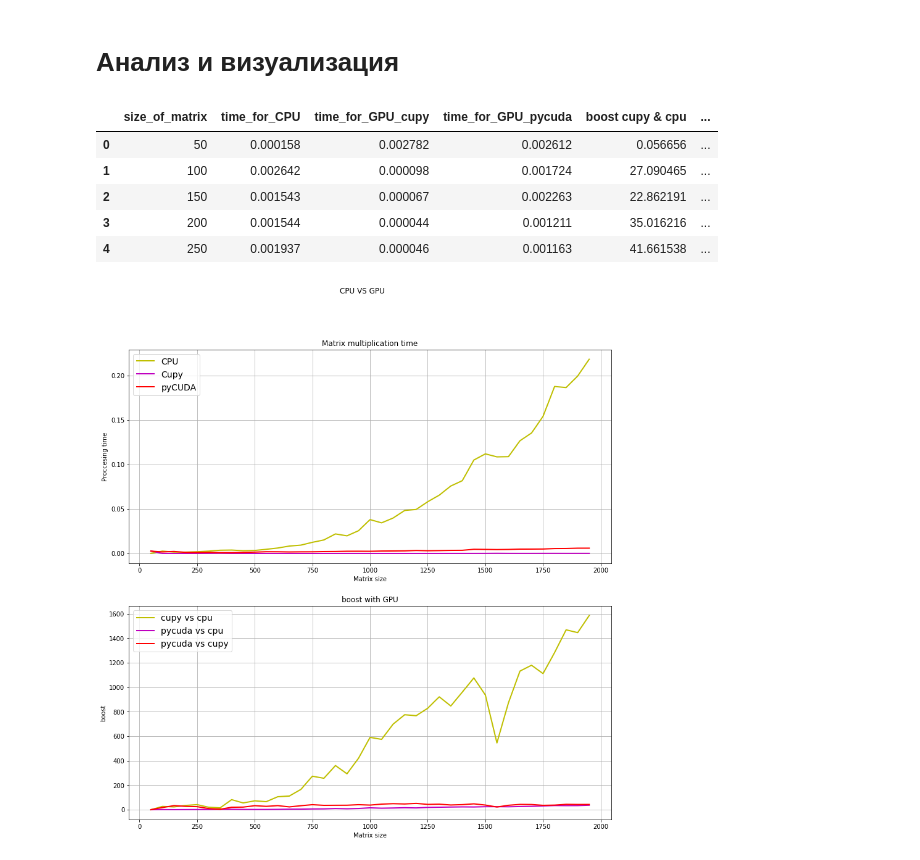
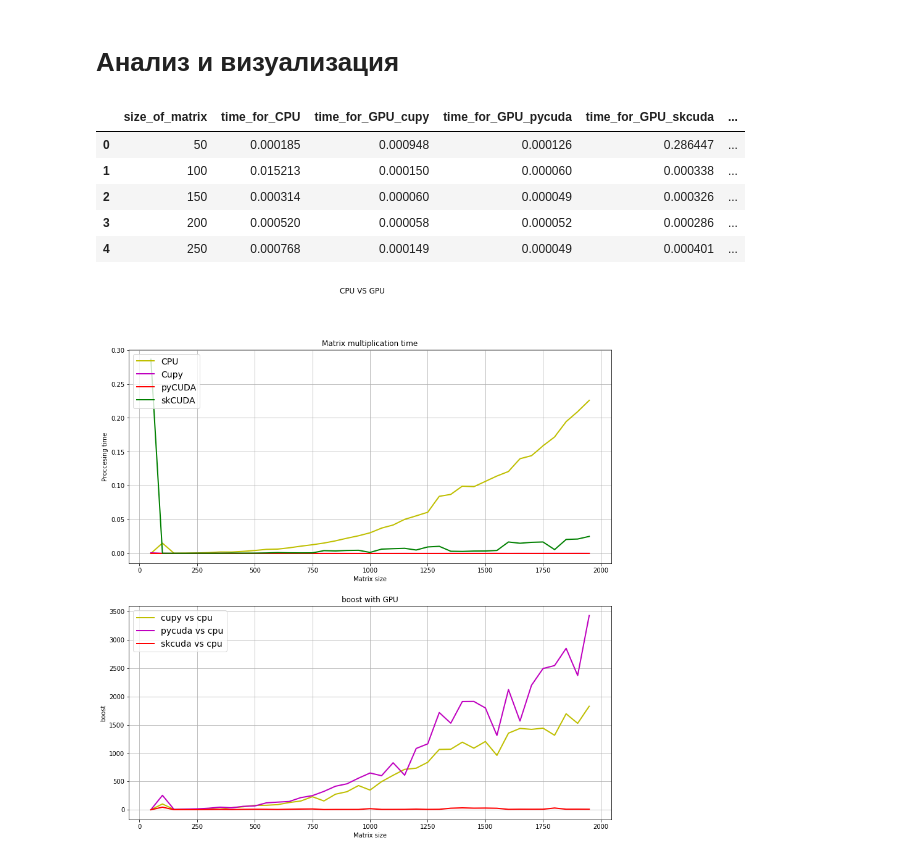
Before and after one commit to yaroslavtsepkov/colab, a Jupyter notebook: Lab_0_gpu_cpu.ipynb, the cells around one changed output. Drawn from its saved outputs; the diff is of its cells as text; code cells hidden in the pictures.

```diff
--- a/Lab_0_gpu_cpu.ipynb
+++ b/Lab_0_gpu_cpu.ipynb
@@ -132,3 +145,17 @@ def gpuPyCuda(n):
+# %%
+def gpuSkCuda(n):
+    size = []
+    time_pycuda = []
+    while n < 2000:
+        size.append(n)
+        matrix = genMatrix(n)
+        matrix = gpuarray.to_gpu(matrix)
+        s = time.time()
+        linalg.mdot(matrix, matrix)
+        p = time.time()
+        n += 50
+        time_pycuda.append(p-s)
+    return size, time_pycuda
 # %% [markdown]
 # Вычисления
 # %%
@@ -140,11 +167,14 @@ cp.cuda.Device(0).use()
 size_list_gpu, time_list_gpu = gpuMult(startSizeMatrix)
 # %%
 size_list_gpu, time_pycuda = gpuPyCuda(startSizeMatrix)
+# %%
+linalg.init()
+size_list_gpu, time_skcuda = gpuSkCuda(startSizeMatrix)
 # %%
 time_cpu = np.array(time_list_cpu)
 time_gpu = np.array(time_list_gpu)
 time_pycuda = np.array(time_pycuda)
-time_pycuda = np.array(time_numba)
+time_skcuda = np.array(time_skcuda)
 # %% [markdown]
 # Анализ и визуализация
 # %%
@@ -153,44 +183,47 @@ df = pd.DataFrame({
     'time_for_CPU': time_cpu,
     'time_for_GPU_cupy': time_gpu,
     'time_for_GPU_pycuda': time_pycuda,
+    'time_for_GPU_skcuda': time_skcuda,
     'boost cupy & cpu': time_cpu / time_gpu,
-    'boost pycuda & cpu': time_cpu / time_pycuda,
-    'boost pycuda & cupy': time_pycuda / time_gpu
+    'boost pycuda & cpu': time_cpu/ time_pycuda,
+    'boost skcuda & cpu': time_cpu/ time_skcuda,
 })
 df.head(5)
 # %% [output]
-|  | size_of_matrix | time_for_CPU | time_for_GPU_cupy | time_for_GPU_pycuda | boost cupy & cpu | ... |
-| 0 | 50 | 0.000158 | 0.002782 | 0.002612 | 0.056656 | ... |
-| 1 | 100 | 0.002642 | 0.000098 | 0.001724 | 27.090465 | ... |
-| 2 | 150 | 0.001543 | 0.000067 | 0.002263 | 22.862191 | ... |
-| 3 | 200 | 0.001544 | 0.000044 | 0.001211 | 35.016216 | ... |
-| 4 | 250 | 0.001937 | 0.000046 | 0.001163 | 41.661538 | ... |
+|  | size_of_matrix | time_for_CPU | time_for_GPU_cupy | time_for_GPU_pycuda | time_for_GPU_skcuda | ... |
+| 0 | 50 | 0.000185 | 0.000948 | 0.000126 | 0.286447 | ... |
+| 1 | 100 | 0.015213 | 0.000150 | 0.000060 | 0.000338 | ... |
+| 2 | 150 | 0.000314 | 0.000060 | 0.000049 | 0.000326 | ... |
+| 3 | 200 | 0.000520 | 0.000058 | 0.000052 | 0.000286 | ... |
+| 4 | 250 | 0.000768 | 0.000149 | 0.000049 | 0.000401 | ... |
 # %%
 fig, (ax1, ax2) = plt.subplots(nrows=2, ncols=1, figsize=(14,14))
 fig.suptitle('CPU VS GPU')
 
 ax1.plot(df.size_of_matrix, df.time_for_CPU, color='y', label = 'CPU', linewidth=2)
 ax1.plot(df.size_of_matrix, df.time_for_GPU_cupy, color='m', label = 'Cupy', linewidth=2)
 ax1.plot(df.size_of_matrix, df.time_for_GPU_pycuda, color='r', label = 'pyCUDA', linewidth=2)
+ax1.plot(df.size_of_matrix, df.time_for_GPU_skcuda, color='g', label = 'skCUDA', linewidth=2)
 ax1.legend(loc="upper left", fontsize=14)
 ax1.set_xlabel('Matrix size')
 ax1.set_ylabel('Proccesing time')
 ax1.set_title('Matrix multiplication time')
 ax1.grid()
 
 ax2.plot(df.size_of_matrix, df['boost cupy & cpu'], label = 'cupy vs cpu', color='y', linewidth=2)
 ax2.plot(df.size_of_matrix, df['boost pycuda & cpu'],label = 'pycuda vs cpu', color='m', linewidth=2)
-ax2.plot(df.size_of_matrix, df['boost pycuda & cupy'],label = 'pycuda vs cupy', color='r', linewidth=2)
+ax2.plot(df.size_of_matrix, df['boost skcuda & cpu'],label = 'skcuda vs cpu', color='r', linewidth=2)
 ax2.legend(loc="upper left", fontsize=14)
 ax2.set_xlabel('Matrix size')
 ax2.set_ylabel('boost')
 ax2.set_title('boost with GPU')
 ax2.grid()
 
 
 plt.show()
+fig.savefig('plot.svg')
 # %% [output]
-[figure, old version]
+[figure, new version]
 # %%
 fig = go.Figure()
 
```
Also changed, not shown: parts of 6 cells of this notebook.
